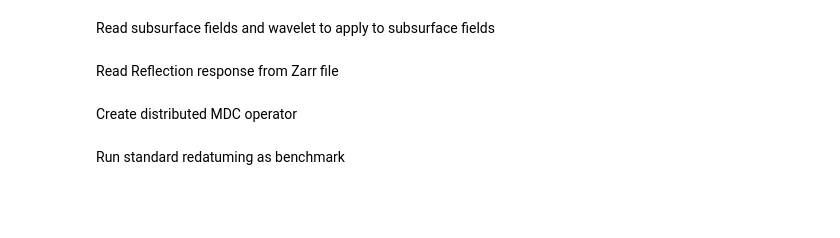
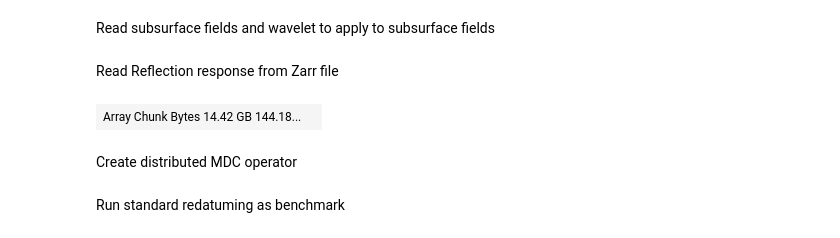
Before and after one commit to DIG-Kaust/MDC-HPC, a Jupyter notebook: MDC_timing.ipynb, the cells around one changed output. Saved outputs shown, nothing was run; the diff lists cells and outputs as text; code cells hidden in the pictures; blank space fills up the shorter version.

```diff
--- a/MDC_timing.ipynb
+++ b/MDC_timing.ipynb
@@ -57,7 +58,7 @@ def total_ram():
     tmem = psutil.virtual_memory().total
     return '{:.1f} GB'.format(tmem / (1024.0 ** 3))
 # %%
-client = pylops_distributed.utils.backend.dask(hardware='multi', client='be-linrgsn085:8786')
+client = pylops_distributed.utils.backend.dask(hardware='multi', client='be-linrgsn151:8786')
 # %%
 client.restart()
 client
@@ -156,16 +164,16 @@ Read Reflection response from Zarr file
 dRtwosided_fft = 2 * da.from_zarr(zarrfile)  # 2 * as per theory you need 2*R
 # %%
 nchunks = [max(nfmax // ncores, 1), ns, nr]
-if not ffirst:
-    dRtwosided_fft = dRtwosided_fft.transpose(2, 1, 0)
 if rechunk:
     dRtwosided_fft = dRtwosided_fft.rechunk(nchunks)
 else:
     nchunks = dRtwosided_fft.chunksize
 dRtwosided_fft = client.persist(dRtwosided_fft)
 client.rebalance(dRtwosided_fft)
 
 dRtwosided_fft
+# %% [output]
+| Array Chunk Bytes 14.42 GB 144.18... |  |
 # %% [markdown]
 Create distributed MDC operator
 # %%
```
Also changed, not shown: parts of 15 cells of this notebook, 2 other files.
